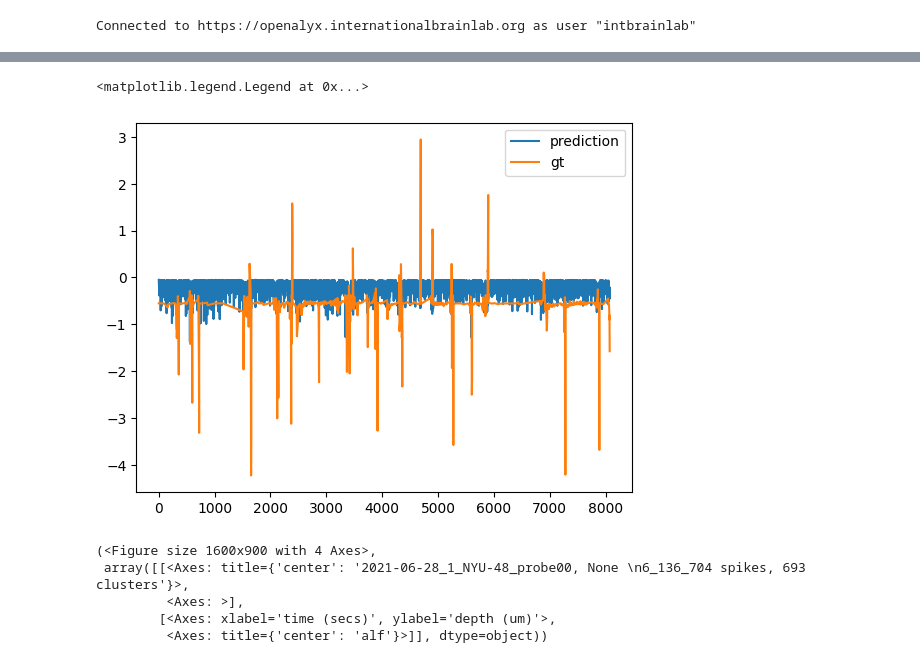
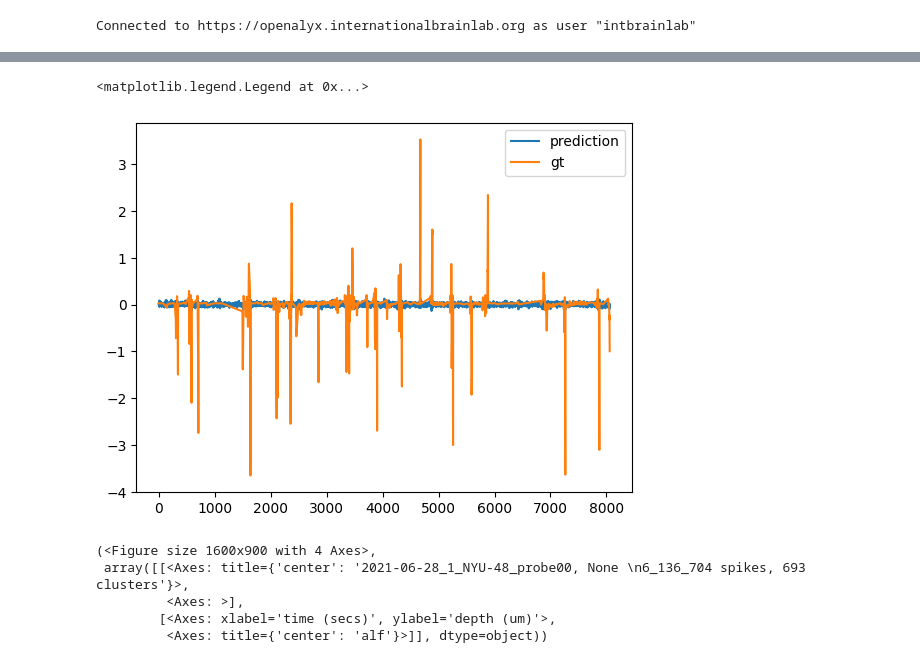
Before and after one commit to Idanlau/density_decoding, a Jupyter notebook: spike_sorted_decoder/neural-decoding-main/BehaviourDecodingWithSpikeSortedData.ipynb, the cells around one changed output, grey strips where cells are left out. Drawn from its saved outputs; the diff is of its cells as text; code cells hidden in the pictures.

```diff
--- a/spike_sorted_decoder/neural-decoding-main/BehaviourDecodingWithSpikeSortedData.ipynb
+++ b/spike_sorted_decoder/neural-decoding-main/BehaviourDecodingWithSpikeSortedData.ipynb
@@ -119,22 +120,23 @@ class NeuralDecoderMLP(nn.Module):
     def forward(self, x):
         x = self.input(x)
         y = self.output(x)
-        return y.squeeze(-1)    # 256 x 15
+        return y.squeeze(-1)
 
 def prepare_sequences(X, y, window=15):
     """Create temporal sequences for neural network input"""
-    X_seq = np.zeros((len(X) - window, window, X.shape[1]))
-    y_seq = np.zeros((len(X) - window, window))
+    X_seq = np.zeros((len(X) - window, window * X.shape[1]))
+    y_seq = np.zeros(len(X) - window)
     for i in range(len(X) - window):
-        X_seq[i] = X[i : i + window]
-        y_seq[i] = y[i : i + window]
+        X_seq[i] = X[i : i + window].ravel()
+        y_seq[i] = y[i + window]
     return X_seq, y_seq
 
 def train_mlp_decoder(X, y, device='cuda', n_epochs=100):
     # Train/val split preserving temporal order
+    X_seq, y_seq = prepare_sequences(X, y)
     split = int(0.8*len(X))
-    X_train, X_val = X[:split], X[split:]
-    y_train, y_val = y[:split], y[split:]
+    X_train, X_val = X_seq[:split], X_seq[split:]
+    y_train, y_val = y_seq[:split], y_seq[split:]
 
     # Convert to PyTorch tensors
     train_data = TensorDataset(torch.FloatTensor(X_train),
@@ -143,7 +145,7 @@ def train_mlp_decoder(X, y, device='cuda', n_epochs=100):
                             torch.FloatTensor(y_val))
 
     # Model configuration
-    model = NeuralDecoderMLP(input_size=X.shape[1]).to(device)
+    model = NeuralDecoderMLP(input_size=X_seq.shape[1]).to(device)
     optimizer = optim.AdamW(model.parameters(), lr=1e-6, weight_decay=1e-4)
     loss_fn = nn.HuberLoss()
 
@@ -153,10 +155,10 @@ def train_mlp_decoder(X, y, device='cuda', n_epochs=100):
     all_losses = []
     for epoch in tqdm(range(n_epochs), "Training"):
         model.train()
-        train_loader = DataLoader(train_data, batch_size=256, shuffle=True)
+        train_loader = DataLoader(train_data, batch_size=256)
         for X_batch, y_batch in train_loader:
             optimizer.zero_grad()
-            pred = model(X_batch.to(device)).squeeze()
+            pred = model(X_batch.to(device))
             loss = loss_fn(pred, y_batch.to(device))
             loss.backward()
             all_losses.append(loss.item())
@@ -166,12 +168,12 @@ def train_mlp_decoder(X, y, device='cuda', n_epochs=100):
         # Validation
         model.eval()
         with torch.no_grad():
-            val_loader = DataLoader(val_data, batch_size=512)
+            val_loader = DataLoader(val_data, batch_size=256)
             val_preds = []
             val_targets = []  # Accumulate true values as well
 
             for X_val_batch, y_val_batch in val_loader:
-                pred = model(X_val_batch.to(device)).cpu().numpy().squeeze()
+                pred = model(X_val_batch.to(device)).cpu().numpy()
                 val_preds.extend(pred)  # Use extend for adding individual items
                 val_targets.extend(y_val_batch.cpu().numpy())  # Collect true values
 
@@ -234,5 +236,5 @@ wheel_velos = np.gradient(wheel_data["position"], wheel_data["timestamps"])
 
 # Feature selection and alignment
 stable_spikes = select_features(spike_counts)
-norm_spikes, wheel_velos, spike_mean, spike_std, wheel_mean = normalize_data(stable_spikes, wheel_velos)
-common_time, X_aligned, y_aligned = align_data(neural_times, norm_spikes, wheel_data["timestamps"], wheel_velos)
+common_time, spikes_aligned, wheel_aligned = align_data(neural_times, stable_spikes, wheel_data["timestamps"], wheel_velos)
+X_norm, y_norm, spike_mean, spike_std, wheel_mean = normalize_data(spikes_aligned, wheel_aligned)
@@ -242,4 +241,4 @@ Found 115 stable units
 # %%
-model, best_val_r2, all_losses = train_mlp_decoder(X_aligned, y_aligned, device="cuda")
+model, best_val_r2, all_losses = train_mlp_decoder(X_norm, y_norm, device="cuda")
 print(f"Session {eid} achieved Validation R²={best_val_r2:.3f}")
 # %% [output]
@@ -252,11 +251,12 @@ plt.plot(list(range(len(all_losses))), all_losses)
 # %%
-y_pred = model(torch.tensor(X_aligned, dtype=torch.float).to("cuda"))
+X_test, y_test = prepare_sequences(X_norm, y_norm)
+y_pred = model(torch.tensor(X_test, dtype=torch.float).to("cuda"))
 plt.plot(list(range(len(y_pred))), y_pred.detach().cpu(), label="prediction")
-plt.plot(list(range(len(y_aligned))), y_aligned, label="gt")
+plt.plot(list(range(len(y_test))), y_test, label="gt")
 plt.legend()
 # %% [output]
 <matplotlib.legend.Legend at 0x...>
-[figure, old version]
+[figure, new version]
 # %%
 sl = SpikeSortingLoader(eid=eid, one=one, pname="probe00")
 spikes, clusters, channels = sl.load_spike_sorting()
```
Also changed, not shown: parts of 4 cells of this notebook.
